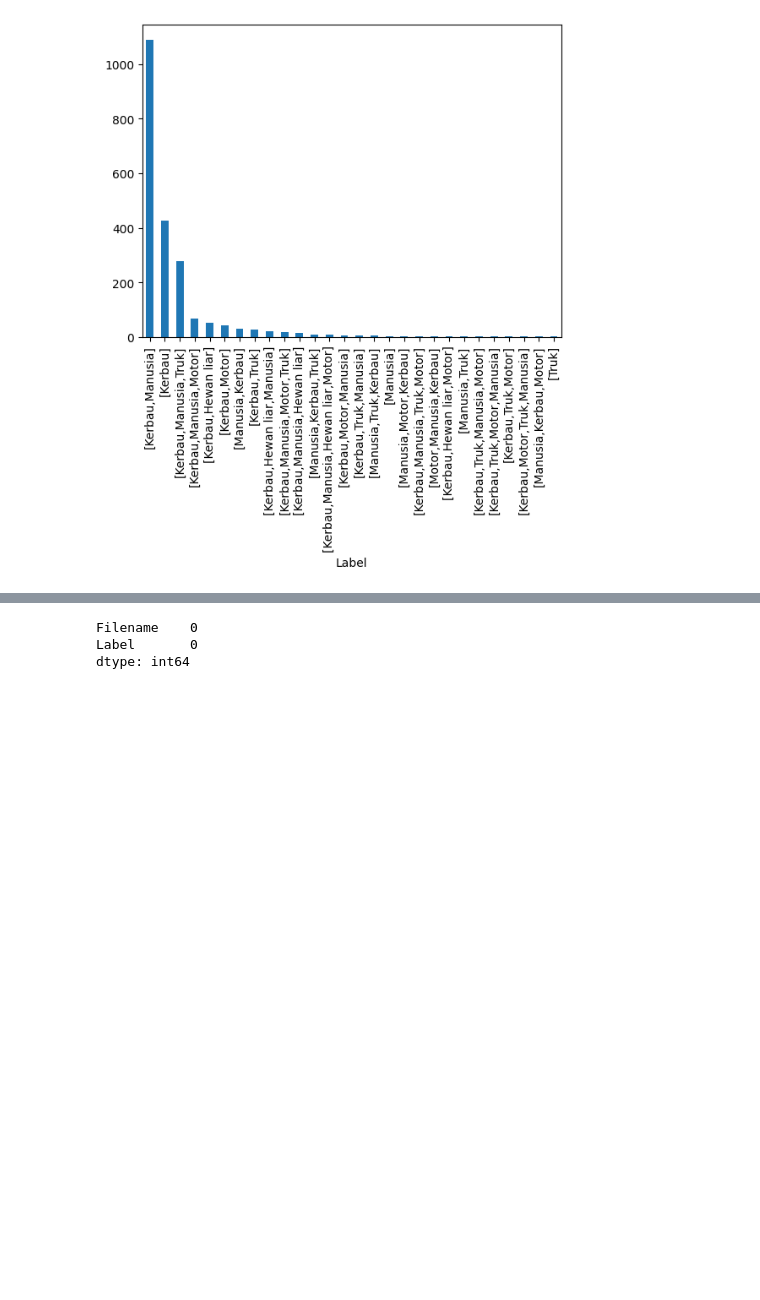
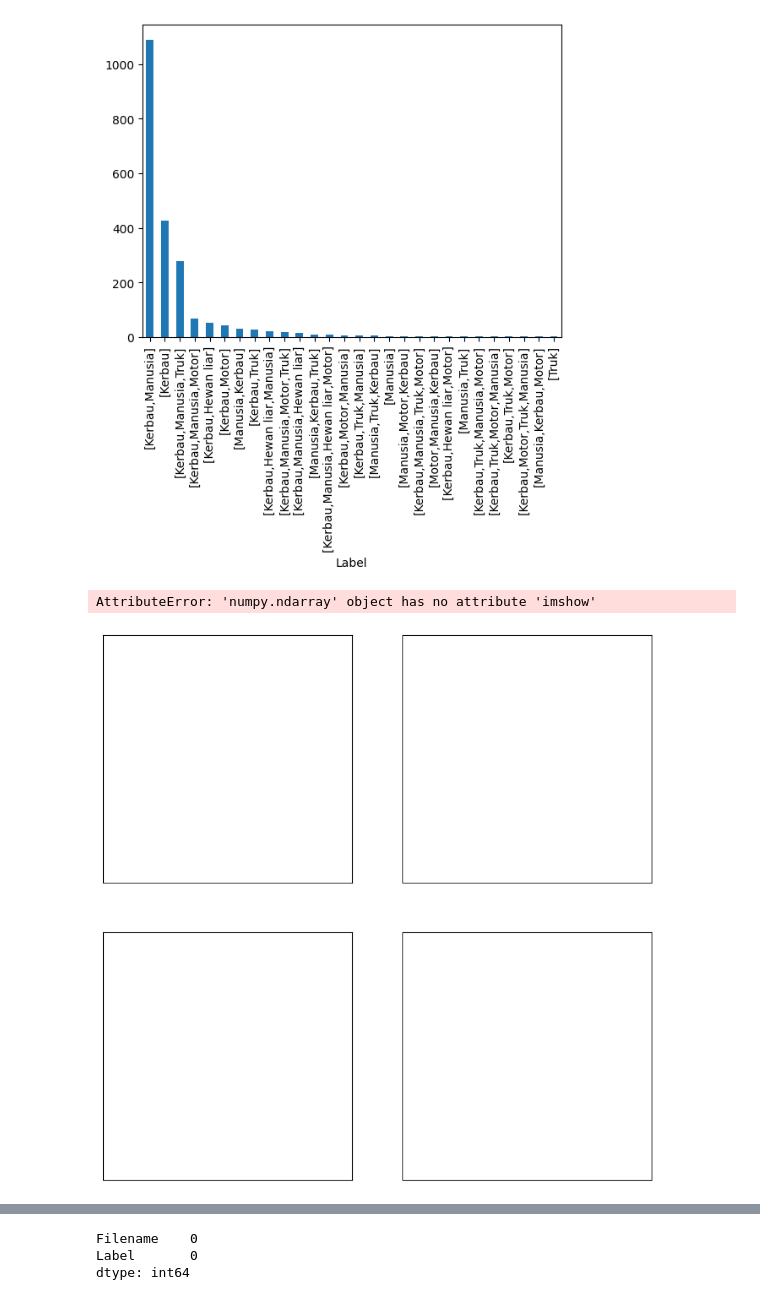
Before and after one commit to AcqmalFadhilla/Multilabel-Dataset-Tedong, a Jupyter notebook: multilabel.ipynb, the cells around one changed output, grey strips where cells are left out. Drawn from its saved outputs; the diff is of its cells as text; code cells hidden in the pictures; blank space fills up the shorter version.

```diff
--- a/multilabel.ipynb
+++ b/multilabel.ipynb
@@ -39,7 +37,7 @@ Filename    0
 Label       0
 dtype: int64
 # %%
-df['Filename'] = "image/" + df["Filename"]
+df['Filename'] = "data/image/" + df["Filename"]
 # %%
 df.isna().sum()
 # %% [output]
@@ -62,3 +52,13 @@ def vis_img(dir):
+# %%
+random_index = np.random.randint(0, len(df), 10)
+fig, ax = plt.subplots(nrows=2, ncols=2, figsize=(10, 10),
+                    subplot_kw={'xticks': [], 'yticks': []})
+for i in enumerate(ax.flat):
+    ax.imshow(plt.imread(df.Filename[random_index]))
+plt.show()
+# %% [output]
+AttributeError: 'numpy.ndarray' object has no attribute 'imshow'
+[figure, added]
 # %%
 vis_img(df["Filename"][1])
 # %% [output]
```
Also changed, not shown: parts of 3 cells of this notebook.
